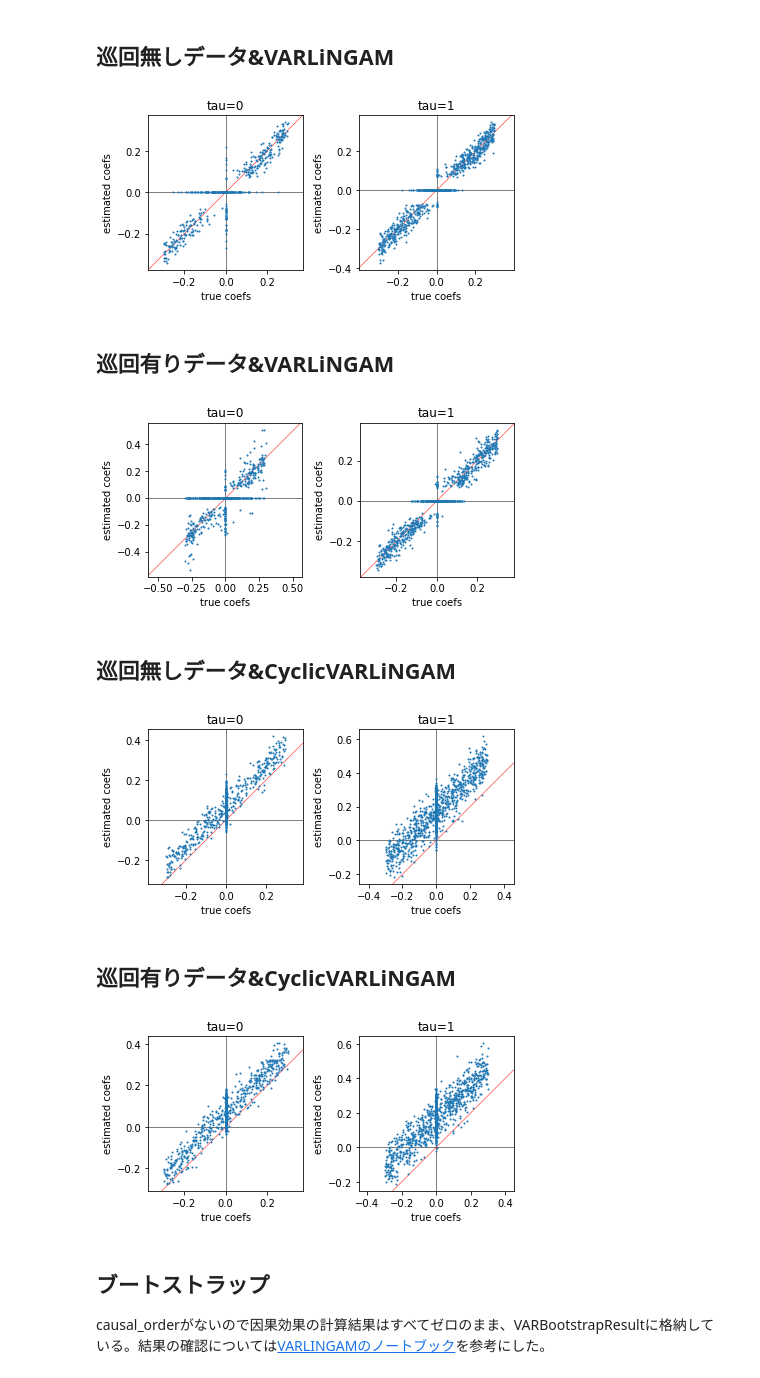
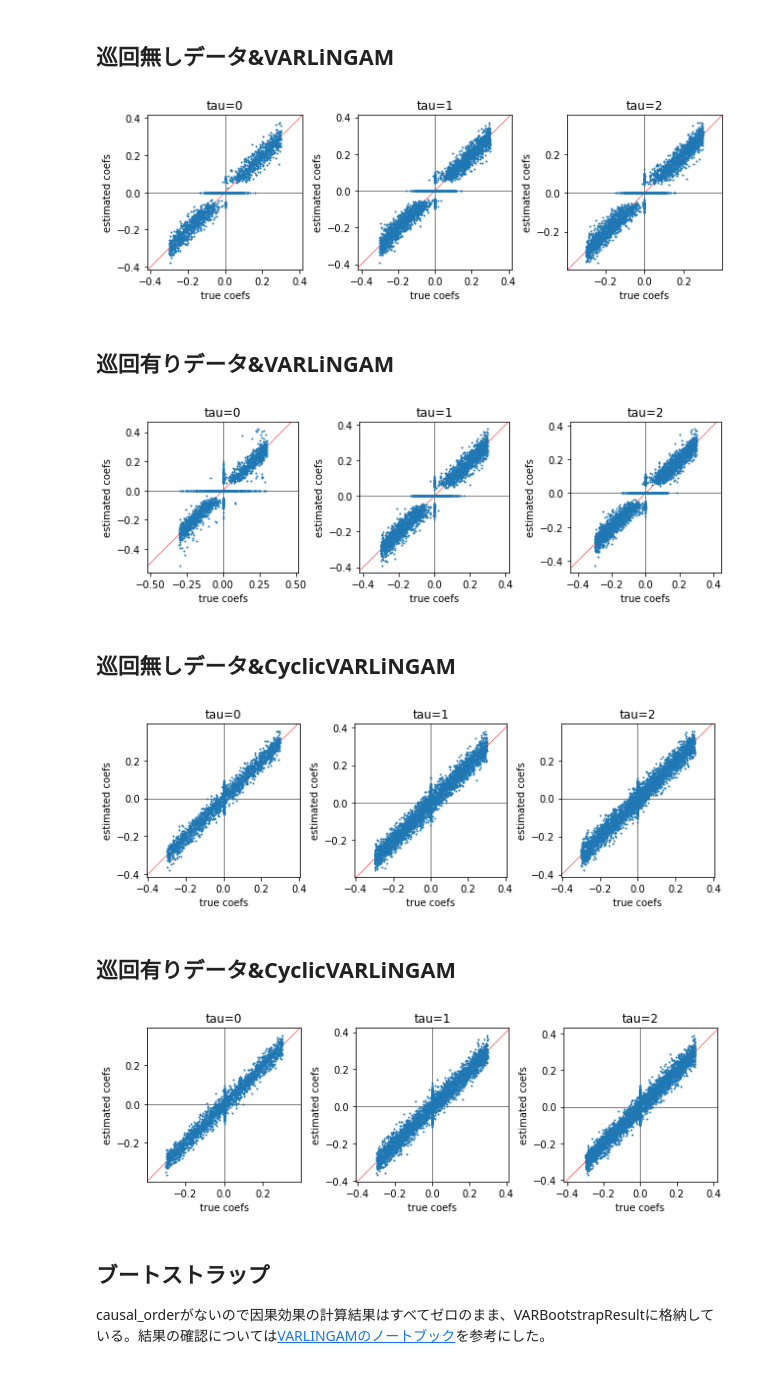
Before and after one commit to haraoka-screen/cdt15_lingd, a Jupyter notebook: examples/verification_program_cyclic_var_lingam.ipynb, the cells around one changed output. Saved outputs shown, nothing was run; the diff lists cells and outputs as text; code cells hidden in the pictures.

```diff
--- a/examples/verification_program_cyclic_var_lingam.ipynb
+++ b/examples/verification_program_cyclic_var_lingam.ipynb
@@ -97,9 +97,11 @@ def _make_var_data(B, T=100):
         if len(lag_data) == 0:
             lag_data = 0
         else:
-            lag_data = np.hstack(B[1:]) @ np.vstack(lag_data[::-1].T)
+            lag_data = np.hstack(B[1:lag + 1]) @ np.hstack([*lag_data[::-1]]).reshape(-1, 1)
 
-        e = np.random.uniform(size=(n_features, 1))
+        #e = np.random.uniform(size=(n_features, 1))
+        #e = np.random.uniform(-1.732, -1.732, size=(n_features, 1)) # エラーが出るが、分散が大きすぎるのか？
+        e = np.random.uniform(-1, 1, size=(n_features, 1))
         X[t] = (I_minus_B0_inv @ (lag_data + e)).T
 
     return X[-T:]
@@ -166,12 +168,12 @@ def _visualize(B_trues, B_ests, s=10):
     plt.tight_layout()
     plt.show()
 
-def test(constructor, n_trials=100, is_cyclic=False, is_shuffle=True):
+def test(constructor, n_trials=100, is_cyclic=False, is_shuffle=True, lags=2):
     B_trues = []
     B_ests = []
 
     for i in range(n_trials):
-        B, causal_order = _generate_var_graph(is_shuffle=is_shuffle)
+        B, causal_order = _generate_var_graph(n_features=8, n_lags=lags, is_shuffle=is_shuffle)
         if is_cyclic:
             B = _make_cycle_path(B)
         X = _make_var_data(B, T=1000)
@@ -180,7 +182,7 @@ def test(constructor, n_trials=100, is_cyclic=False, is_shuffle=True):
             raise ValueError("X has nans")
 
         # XXX: CyclicVARLiNGAMはインスタンスを使い回すと問題が起きる。self._ar_coefsの使い回しが原因の様子。
-        model = constructor()
+        model = constructor(lags=lags)
         model.fit(X)
 
         B_trues.append(B)
@@ -192,27 +194,27 @@ def test(constructor, n_trials=100, is_cyclic=False, is_shuffle=True):
 # %% [markdown]
 ## 巡回無しデータ&VARLiNGAM
 # %%
-test(lambda: VARLiNGAM())
+test(lambda **kwargs: VARLiNGAM(**kwargs))
 # %% [output]
-[figure, old version]
+[figure, new version]
 # %% [markdown]
 ## 巡回有りデータ&VARLiNGAM
 # %%
-test(lambda: VARLiNGAM(), is_cyclic=True)
+test(lambda **kwargs: VARLiNGAM(**kwargs), is_cyclic=True)
 # %% [output]
-[figure, old version]
+[figure, new version]
 # %% [markdown]
 ## 巡回無しデータ&CyclicVARLiNGAM
 # %%
-test(lambda: CyclicVARLiNGAM(k=3), is_cyclic=False)
+test(lambda **kwargs: CyclicVARLiNGAM(**kwargs, k=3), is_cyclic=False)
 # %% [output]
-[figure, old version]
+[figure, new version]
 # %% [markdown]
 ## 巡回有りデータ&CyclicVARLiNGAM
 # %%
-test(lambda: CyclicVARLiNGAM(k=3), is_cyclic=True)
+test(lambda **kwargs: CyclicVARLiNGAM(**kwargs, k=3), is_cyclic=True)
 # %% [output]
-[figure, old version]
+[figure, new version]
 # %% [markdown]
 ## ブートストラップ
 causal_orderがないので因果効果の計算結果はすべてゼロのまま、VARBootstrapResultに格納している。結果の確認については[VARLINGAMのノートブック](https://github.com/haraoka-screen/lingam/blob/prototype_cyclic_var_lingam/examples/VARLiNGAM.ipynb)を参考にした。
```
Also changed, not shown: parts of 3 cells of this notebook, 1 other file.
